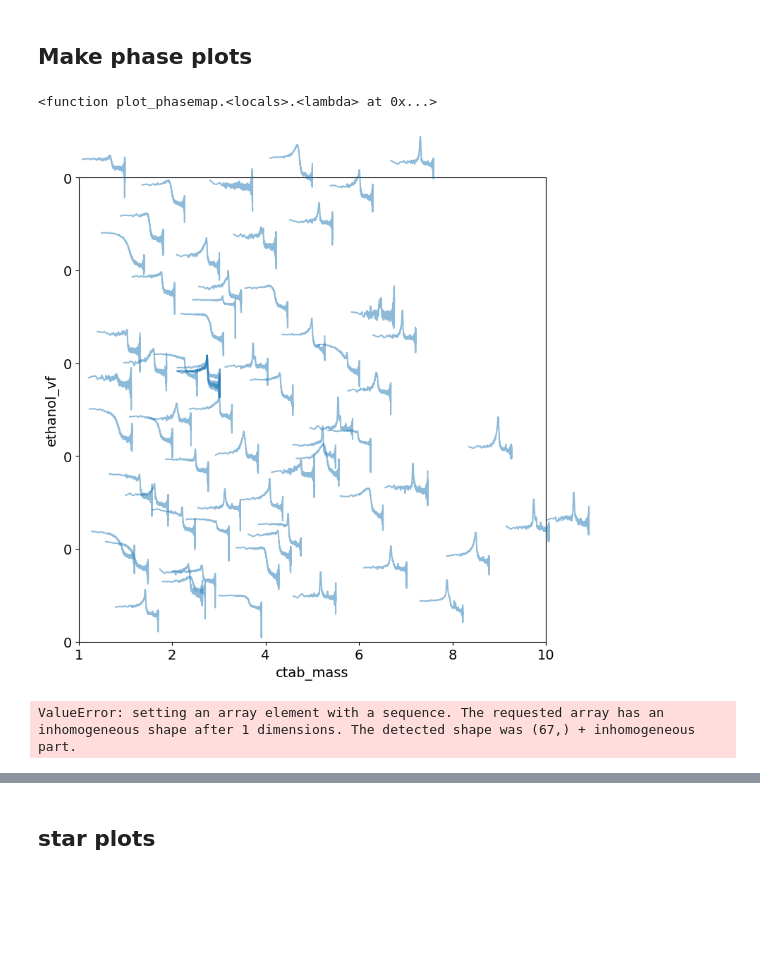
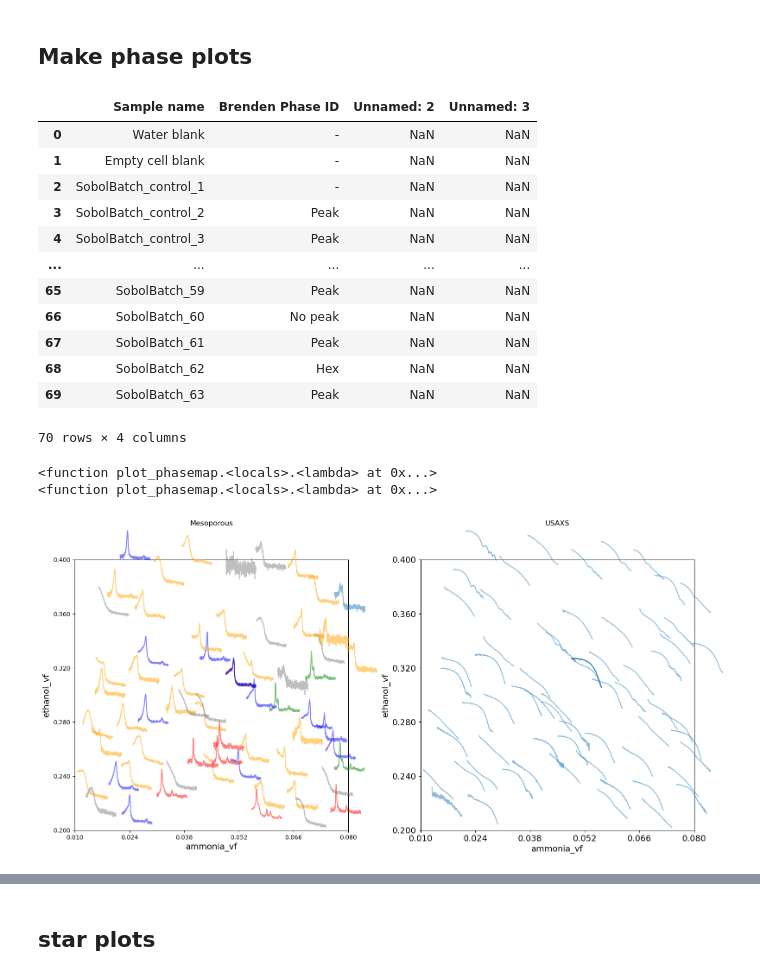
Before and after one commit to pozzo-research-group/silica-np-synthesis, a Jupyter notebook: APS_data_analysis/APSBatch_mesoporousPhasemaps.ipynb, the cells around one changed output, grey strips where cells are left out. Saved outputs shown, nothing was run; the diff lists cells and outputs as text; code cells hidden in the pictures; blank space fills up the shorter version.

Commit message:
updates to data processing from APS

```diff
--- a/APS_data_analysis/APSBatch_mesoporousPhasemaps.ipynb
+++ b/APS_data_analysis/APSBatch_mesoporousPhasemaps.ipynb
@@ -24,5 +24,6 @@ with open('../APS/Mesoporous_constants_APS_batch.json', 'rt') as f:
     constants = json.load(f)
 # %%
 data_fp = "/mnt/c/Users/bgpel/My Drive/Research/PozzoResearchGroup/Stober_synthesis/SAXS_data/2025_04_11_APSbatchMAXS/merged_emptyblank/ESAXS_SAXS_MAXS"
+usaxs_fp = "/mnt/c/Users/bgpel/My Drive/Research/PozzoResearchGroup/APS_Beamtime_Sp25/BatchSamplesData/Reduced_ascii_4_18_25_emptyBlank_renamed"
 # %%
 paths = os.listdir(data_fp)
@@ -95,12 +97,14 @@ for i, row in sample_table.iloc[0:73].iterrows():
     if sample_uid is not np.nan:
 
         filename = glob.glob(os.path.join(data_fp, f'*{sample_uid}*'))
+        usaxs_filename = glob.glob(os.path.join(usaxs_fp, f'*{sample_uid}*'))
         print(filename)
         if len(filename) == 0:
             print(f'Warning: No files found for sample {sample_uid}')
             continue
 
         sample['data'] = io.read_1D_data(filename[0])
+        sample['usaxs_data'] = pd.read_csv(usaxs_filename[0], sep = '\t')
 
 
         composition_row = composition_table.loc[sample_uid]
@@ -252,8 +257,39 @@ upper_bounds = [constants['TEOS']['maximum_volume_fraction'],
                 constants['ctab']['maximum_mass'],
                 constants['f127']['maximum_mass'],
                 constants['water']['maximum_volume_fraction']]
+# %%
+phase_table = pd.read_csv('APS_sample_mesophase.csv')
+# %%
+phase_table
+# %% [output]
+|  | Sample name | Brenden Phase ID | Unnamed: 2 | Unnamed: 3 |
+| 0 | Water blank | - | NaN | NaN |
+| 1 | Empty cell blank | - | NaN | NaN |
+| 2 | SobolBatch_control_1 | - | NaN | NaN |
+| 3 | SobolBatch_control_2 | Peak | NaN | NaN |
+| 4 | SobolBatch_control_3 | Peak | NaN | NaN |
+| ... | ... | ... | ... | ... |
+| 65 | SobolBatch_59 | Peak | NaN | NaN |
+| 66 | SobolBatch_60 | No peak | NaN | NaN |
+| 67 | SobolBatch_61 | Peak | NaN | NaN |
+| 68 | SobolBatch_62 | Hex | NaN | NaN |
+| 69 | SobolBatch_63 | Peak | NaN | NaN |
+70 rows × 4 columns
+# %%
+def get_phase_color(phase):
+
+    if 'No ID - 2 peaks' in phase:
+        return 'blue'
+    if 'No peak' in phase:
+        return 'gray'
+    if phase == 'Peak':
+        return 'orange'
+    if phase == 'Cubic':
+        return 'green'
+    if phase == 'Hex':
+        return 'red'
 # %%
-x_ind = 3
+x_ind = 1
 y_ind = 2
 
 
@@ -278,11 +314,11 @@ y_key = y_name
 
 
 
-fig, ax = plt.subplots(figsize = (8, 8))
+fig, ax = plt.subplots(1, 2, figsize = (16, 8))
 
 c_1 = []
 s = []
-#c_2 = []
+s2 = []
 
 colors_1 = []
 colors_2 = []
@@ -292,10 +328,16 @@ for uuid_val, sample in sobolbatch_samples.items():
     y_val = sample['composition'][y_key]
     #y_2_val = sample[y_2_key]
 
-    I = np.array(np.log10(sample['data'][0]['I']))[200:973]
+    I = np.array(np.log10(sample['data'][0]['I']))[200:600]
+    usaxs_I = np.array(np.log10(sample['usaxs_data']['Intensity']))[0:200]
 
     c_1.append([x_val, y_val])
     s.append(I)
+    s2.append(usaxs_I)
+    phase = phase_table[phase_table['Sample name'] == sample['sample_name']]['Brenden Phase ID'].values
+    #print(phase)
+    color = get_phase_color(phase[0])
+    colors_1.append(color)
     #c_2.append([x_val, y_2_val])
     #colors_1.append(get_colormap_color(y_2_val, y_2_min, y_2_max))
     #colors_2.append(get_colormap_color(y_val, y_min, y_max))
@@ -303,13 +345,20 @@ for uuid_val, sample in sobolbatch_samples.items():
 
 
 s = np.array(s)
+s2 = np.array(s2)
 
-pd_utils.plot_phasemap(bounds, ax, c_1, s)
-#pd_utils.plot_phasemap(bounds_2, ax[1], c_2, s, colors = colors_2)
+pd_utils.plot_phasemap(bounds, ax[0], c_1, s, colors = colors_1)
+pd_utils.plot_phasemap(bounds, ax[1], c_1, s2)
 
 
-ax.set_xlabel(f'{names[x_ind]}', size = 14)
-ax.set_ylabel(f'{names[y_ind]}', size = 14)
+ax[0].set_xlabel(f'{names[x_ind]}', size = 14)
+ax[0].set_ylabel(f'{names[y_ind]}', size = 14)
+
+ax[1].set_xlabel(f'{names[x_ind]}', size = 14)
+ax[1].set_ylabel(f'{names[y_ind]}', size = 14)
+
+ax[0].set_title('Mesoporous')
+ax[1].set_title('USAXS')
 
 #ax.set_xlabel(f'TEOS vol. frac.', size = 18)
 #ax.set_ylabel(f'Ammonium hydroxide vol. frac.', size = 18)
@@ -319,39 +368,36 @@ ax.set_ylabel(f'{names[y_ind]}', size = 14)
 
 
 #ax.set_xlabel(f'CTAB conc. [mg/mL]', size = 18)
 #ax.set_ylabel(f'Pluronic conc. [mg/mL]', size = 18)
 
 plt.xticks(fontsize=14)  # Set x-axis tick labels size
 plt.yticks(fontsize=14)  # Set y-axis tick labels size
 #ax[1].set_xlabel('TEOS volume fraction')
 #ax[1].set_ylabel('Ammonia volume fraction')
 
 #cmap_name = 'viridis'
 #norm = mcolors.Normalize(vmin=y_2_min, vmax=y_2_max)
 #norm2 = mcolors.Normalize(vmin=y_min, vmax = y_max)
 #cmap = cm.get_cmap(cmap_name)
 #cmap2 = cm.get_cmap(cmap_name)
 
 #cbar = fig.colorbar(cm.ScalarMappable(norm=norm, cmap=cmap), ax=ax[0])
 #cbar2 = fig.colorbar(cm.ScalarMappable(norm=norm2, cmap = cmap2), ax = ax[1])
 
 #cbar.set_label(y_2_key)
 #cbar2.set_label(y_key)
 
 #ax.xaxis.set_major_formatter(ticker.FuncFormatter(lambda x, _: f'{(x):.2f}'))
 #ax.yaxis.set_major_formatter(ticker.FuncFormatter(lambda y, _: f'{(y):.2f}'))
 #ax.set_xticklabels([(tick) for tick in ax.get_xticks()])
 #ax.set_yticklabels([int(tick) for tick in ax.get_yticks()])
-ax.set_xticklabels([int(float(t.get_text())/10) for t in ax.get_xticklabels()])
-ax.set_yticklabels([int(float(t.get_text())/10) for t in ax.get_yticklabels()])
+#ax[0].set_xticklabels([int(float(t.get_text())/10) for t in ax[0].get_xticklabels()])
+#ax[0].set_yticklabels([int(float(t.get_text())/10) for t in ax[0].get_yticklabels()])
 #fig.suptitle(plot_title)
 plt.tight_layout()
-#plt.savefig('Phaseplot_APS_CTABF127.png', dpi = 300)
+plt.savefig(f'Phaseplot_USAXS_meso_{names[x_ind].split('_')[0]}_{names[y_ind].split('_')[0]}.png', dpi = 300)
 # %% [output]
 <function plot_phasemap.<locals>.<lambda> at 0x...>
+<function plot_phasemap.<locals>.<lambda> at 0x...>
-[figure, old version]
+[figure, new version]
-# %%
-np.array(s)
-# %% [output]
-ValueError: setting an array element with a sequence. The requested array has an inhomogeneous shape after 1 dimensions. The detected shape was (67,) + inhomogeneous part.
 # %%
```
Also changed, not shown: parts of 8 cells of this notebook, 5 other files.
